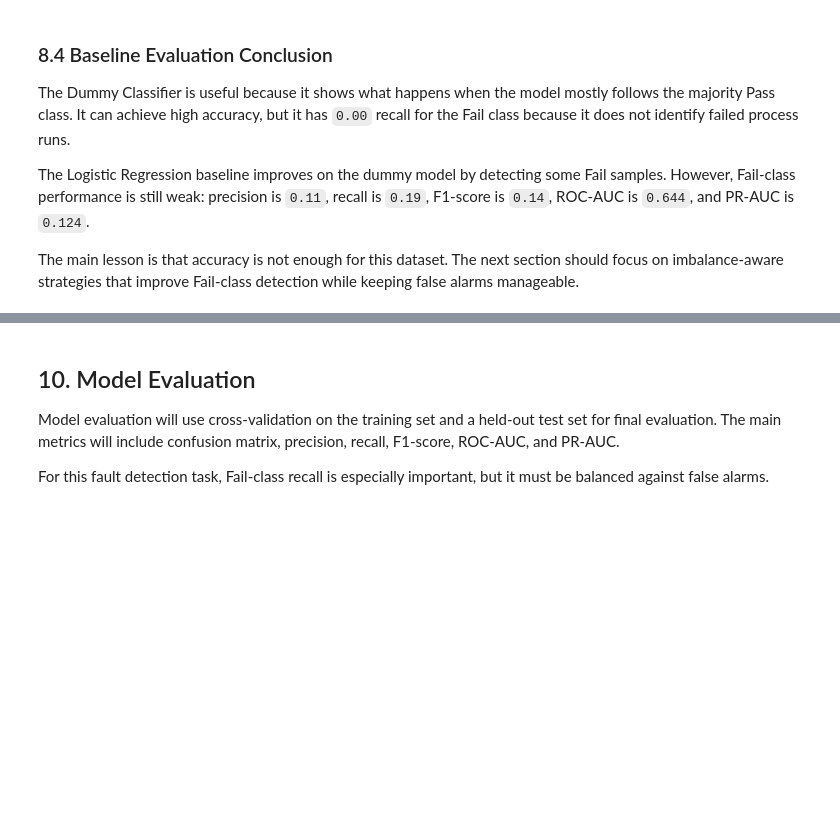
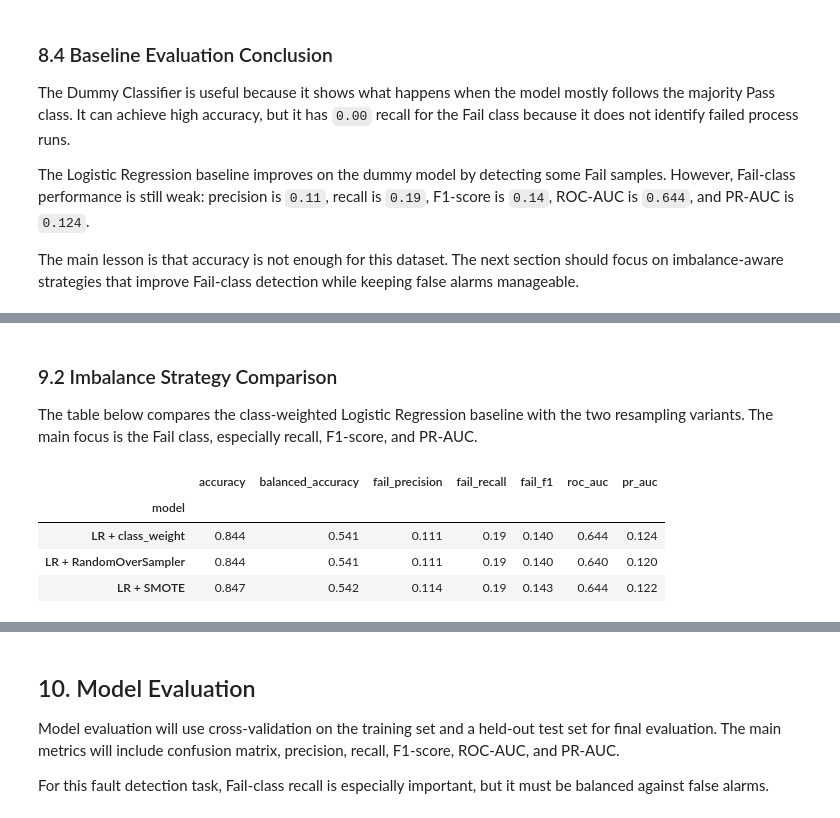
Before and after one commit to Spalding13/secom-fault-detection, a Jupyter notebook: notebooks/01_secom_fault_detection.ipynb, the cells around one changed output, grey strips where cells are left out. Drawn from its saved outputs; the diff is of its cells as text; code cells hidden in the pictures; blank space fills up the shorter version.

Commit message:
add handling imbalanced datasets techniques and evaluation

```diff
--- a/notebooks/01_secom_fault_detection.ipynb
+++ b/notebooks/01_secom_fault_detection.ipynb
@@ -545,0 +731,51 @@ The main goal is to improve Fail-class recall while keeping false alarms at a re
+# %%
+# Logistic Regression with SMOTE
+smote_log_reg_pipeline = ImbPipeline(steps=[
+    ("imputer", SimpleImputer(strategy="median")),
+    ("variance_filter", VarianceThreshold(threshold=0.0)),
+    ("scaler", StandardScaler()),
+    ("sampler", SMOTE(random_state=42)),
+    ("classifier", LogisticRegression(
+        max_iter=1000,
+        random_state=42
+    ))
+])
+
+smote_log_reg_pipeline.fit(X_train, y_train)
+
+smote_log_reg_pred = smote_log_reg_pipeline.predict(X_test)
+smote_fail_class_index = list(smote_log_reg_pipeline.named_steps["classifier"].classes_).index(1)
+smote_log_reg_fail_proba = smote_log_reg_pipeline.predict_proba(X_test)[:, smote_fail_class_index]
+# %% [markdown]
+### 9.2 Imbalance Strategy Comparison
+
+The table below compares the class-weighted Logistic Regression baseline with the two resampling variants. The main focus is the Fail class, especially recall, F1-score, and PR-AUC.
+# %%
+imbalance_comparison = pd.DataFrame([
+    summarize_model(
+        "LR + class_weight",
+        y_test,
+        log_reg_pred,
+        log_reg_fail_proba
+    ),
+    summarize_model(
+        "LR + RandomOverSampler",
+        y_test,
+        ros_log_reg_pred,
+        ros_log_reg_fail_proba
+    ),
+    summarize_model(
+        "LR + SMOTE",
+        y_test,
+        smote_log_reg_pred,
+        smote_log_reg_fail_proba
+    ),
+]).set_index("model")
+
+imbalance_comparison.round(3)
+# %% [output]
+|  | accuracy | balanced_accuracy | fail_precision | fail_recall | fail_f1 | roc_auc | pr_auc |
+| model |  |  |  |  |  |  |  |
+| LR + class_weight | 0.844 | 0.541 | 0.111 | 0.19 | 0.140 | 0.644 | 0.124 |
+| LR + RandomOverSampler | 0.844 | 0.541 | 0.111 | 0.19 | 0.140 | 0.640 | 0.120 |
+| LR + SMOTE | 0.847 | 0.542 | 0.114 | 0.19 | 0.143 | 0.644 | 0.122 |
```
Also changed, not shown: parts of 30 cells of this notebook, 1 other file.
